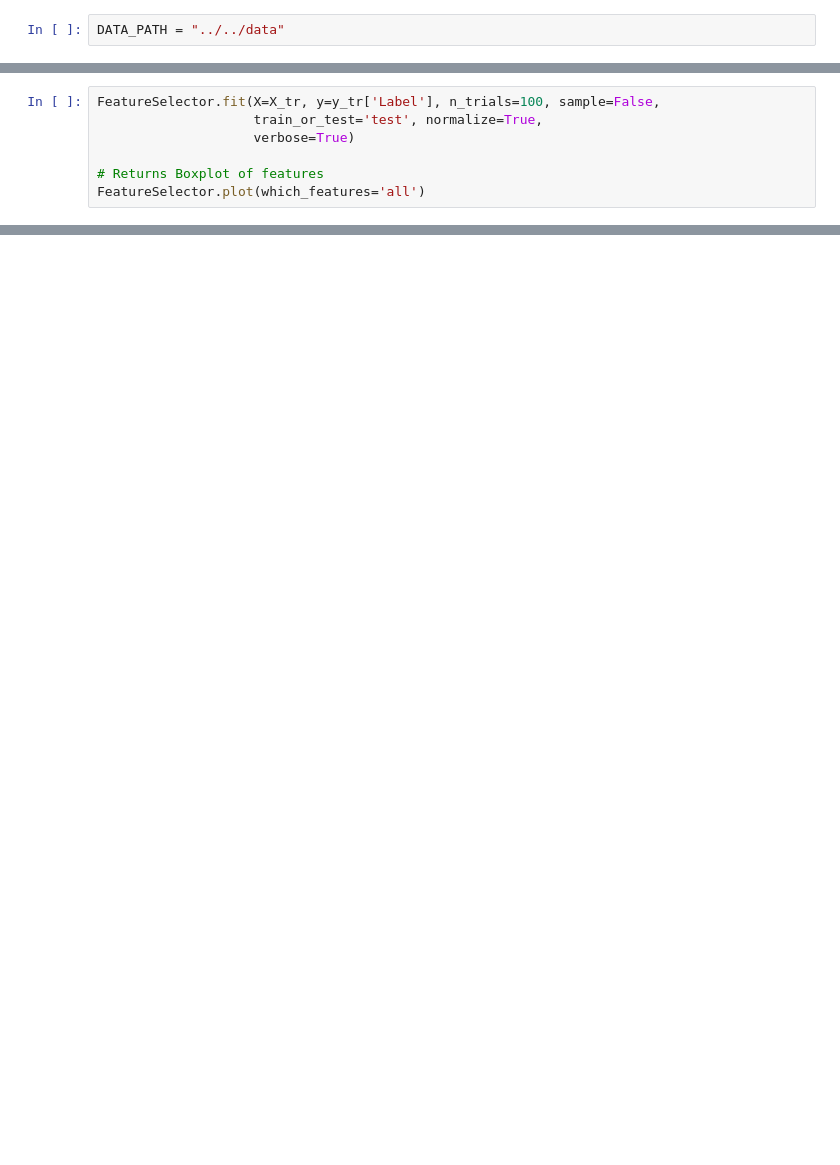
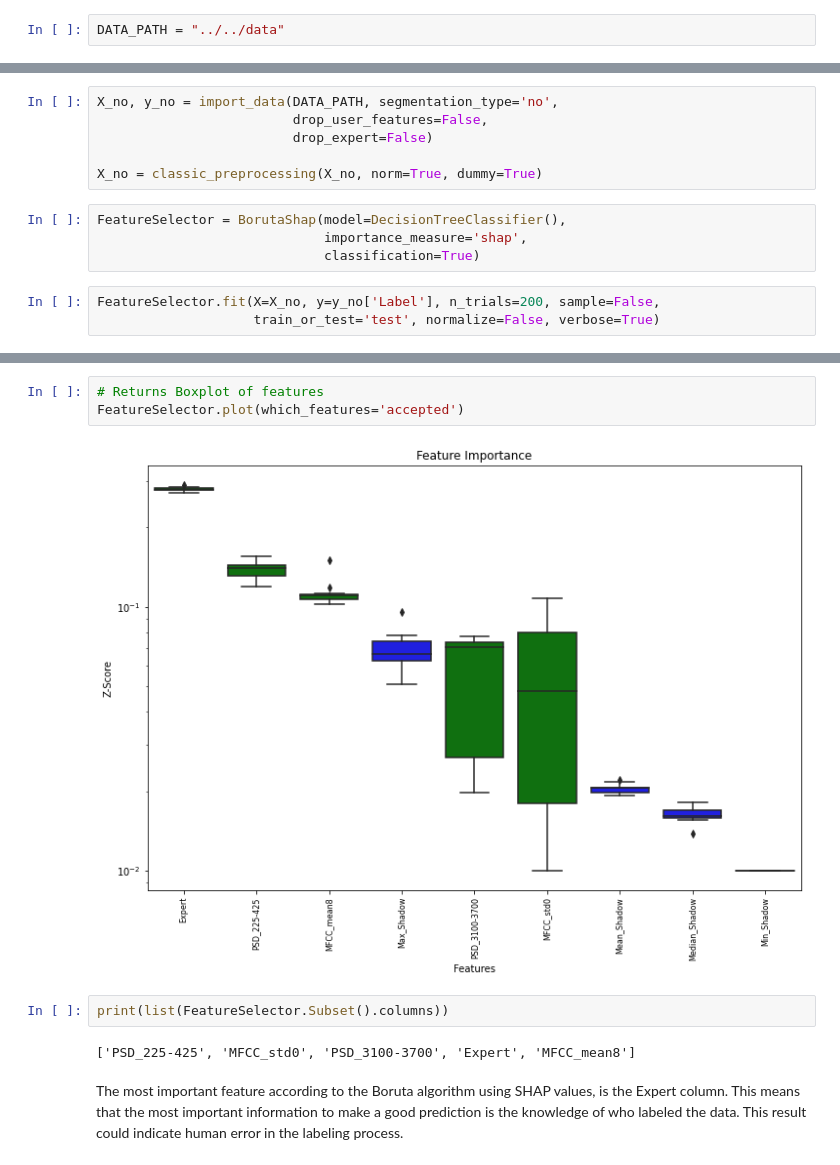
Before and after one commit to CS-433/cs-433-project-2-cough_classifier, a Jupyter notebook: src/notebooks/shap_test.ipynb, the cells around one changed output, grey strips where cells are left out. Drawn from its saved outputs; the diff is of its cells as text; blank space fills up the shorter version.

Commit message:
add predictions - no metadata

```diff
--- a/src/notebooks/shap_test.ipynb
+++ b/src/notebooks/shap_test.ipynb
@@ -21,8 +17,14 @@ y_tr.reset_index(drop=True, inplace=True)
+# %%
+X_no, y_no = import_data(DATA_PATH, segmentation_type='no',
+                         drop_user_features=False,
+                         drop_expert=False)
+
+X_no = classic_preprocessing(X_no, norm=True, dummy=True)
+# %%
+FeatureSelector = BorutaShap(model=DecisionTreeClassifier(),
+                             importance_measure='shap',
+                             classification=True)
 # %%
-FeatureSelector.fit(X=X_tr, y=y_tr['Label'], n_trials=100, sample=False,
-                    train_or_test='test', normalize=True,
-                    verbose=True)
-
-# Returns Boxplot of features
-FeatureSelector.plot(which_features='all')
+FeatureSelector.fit(X=X_no, y=y_no['Label'], n_trials=200, sample=False,
+                    train_or_test='test', normalize=False, verbose=True)
 # %% [output]
@@ -49,0 +34,13 @@ display(X_tr_subset)
+# %%
+# Returns Boxplot of features
+FeatureSelector.plot(which_features='accepted')
+# %% [output]
+[figure, added]
+# %%
+print(list(FeatureSelector.Subset().columns))
+# %% [output]
+['PSD_225-425', 'MFCC_std0', 'PSD_3100-3700', 'Expert', 'MFCC_mean8']
+# %% [markdown]
+The most important feature according to the Boruta algorithm using SHAP values, is the Expert column.
+This means that the most important information to make a good prediction is the knowledge of who labeled the data.
+This result could indicate human error in the labeling process.
```
Also changed, not shown: parts of 9 cells of this notebook, 20 other files.
